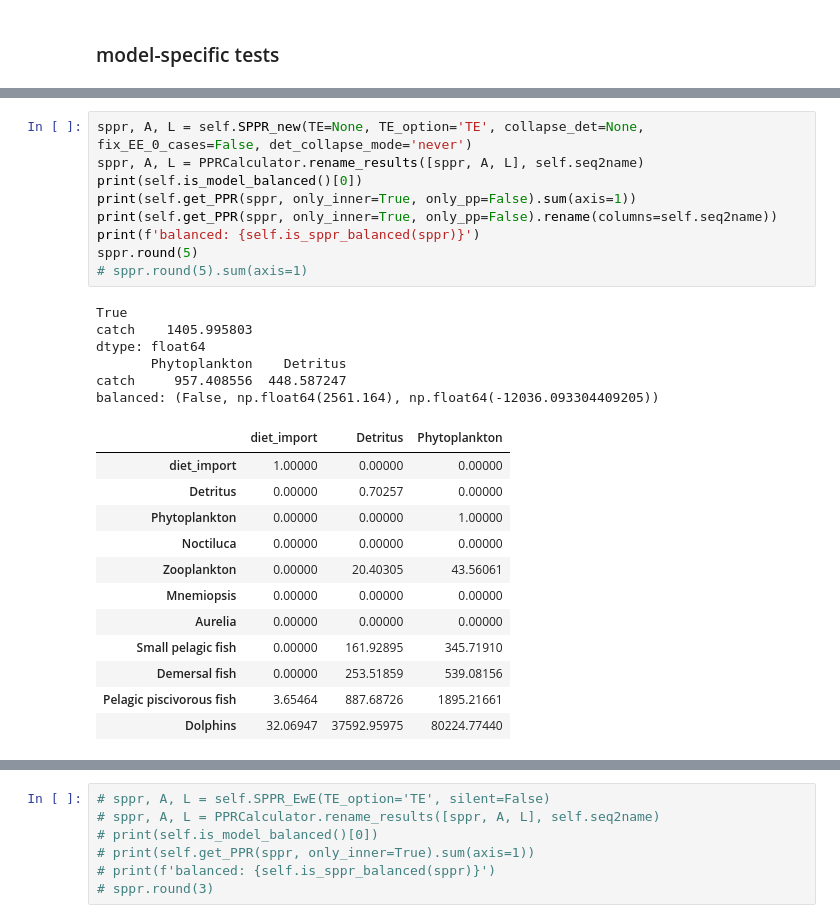
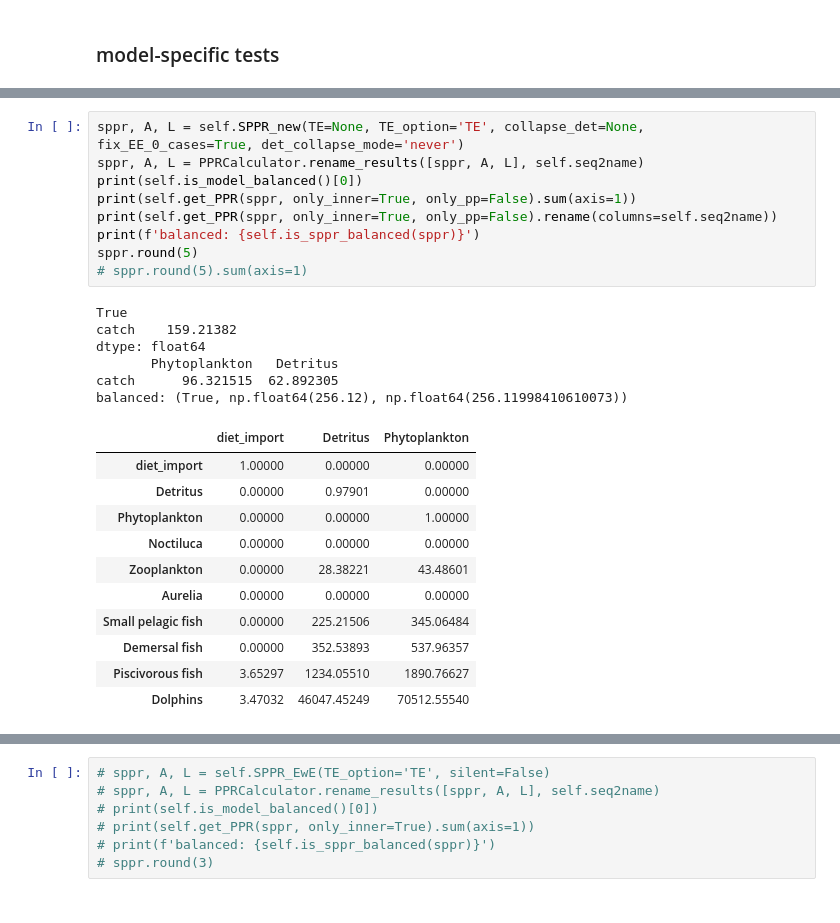
Before and after one commit to idocarmel1/PPREstimation, a Jupyter notebook: notebooks/tests.ipynb, the cells around one changed output, grey strips where cells are left out. Drawn from its saved outputs; the diff is of its cells as text.

```diff
--- a/notebooks/tests.ipynb
+++ b/notebooks/tests.ipynb
@@ -212,31 +210,30 @@ sppr
 # %%
-sppr, A, L = self.SPPR_new(TE=None, TE_option='TE', collapse_det=None, fix_EE_0_cases=False, det_collapse_mode='never')
+sppr, A, L = self.SPPR_new(TE=None, TE_option='TE', collapse_det=None, fix_EE_0_cases=True, det_collapse_mode='never')
 sppr, A, L = PPRCalculator.rename_results([sppr, A, L], self.seq2name)
 print(self.is_model_balanced()[0])
 print(self.get_PPR(sppr, only_inner=True, only_pp=False).sum(axis=1))
 print(self.get_PPR(sppr, only_inner=True, only_pp=False).rename(columns=self.seq2name))
 print(f'balanced: {self.is_sppr_balanced(sppr)}')
 sppr.round(5)
 # sppr.round(5).sum(axis=1)
 # %% [output]
 True
-catch    1405.995803
+catch    159.21382
 dtype: float64
-       Phytoplankton    Detritus
-catch     957.408556  448.587247
-balanced: (False, np.float64(2561.164), np.float64(-12036.093304409205))
+       Phytoplankton   Detritus
+catch      96.321515  62.892305
+balanced: (True, np.float64(256.12), np.float64(256.11998410610073))
 |  | diet_import | Detritus | Phytoplankton |
 | diet_import | 1.00000 | 0.00000 | 0.00000 |
-| Detritus | 0.00000 | 0.70257 | 0.00000 |
+| Detritus | 0.00000 | 0.97901 | 0.00000 |
 | Phytoplankton | 0.00000 | 0.00000 | 1.00000 |
 | Noctiluca | 0.00000 | 0.00000 | 0.00000 |
-| Zooplankton | 0.00000 | 20.40305 | 43.56061 |
-| Mnemiopsis | 0.00000 | 0.00000 | 0.00000 |
+| Zooplankton | 0.00000 | 28.38221 | 43.48601 |
 | Aurelia | 0.00000 | 0.00000 | 0.00000 |
-| Small pelagic fish | 0.00000 | 161.92895 | 345.71910 |
-| Demersal fish | 0.00000 | 253.51859 | 539.08156 |
-| Pelagic piscivorous fish | 3.65464 | 887.68726 | 1895.21661 |
-| Dolphins | 32.06947 | 37592.95975 | 80224.77440 |
+| Small pelagic fish | 0.00000 | 225.21506 | 345.06484 |
+| Demersal fish | 0.00000 | 352.53893 | 537.96357 |
+| Piscivorous fish | 3.65297 | 1234.05510 | 1890.76627 |
+| Dolphins | 3.47032 | 46047.45249 | 70512.55540 |
 # %%
 sppr, A, L = self.SPPR_2015(only_pp_det=True)
 sppr, A, L = PPRCalculator.rename_results([sppr, A, L], self.seq2name)
```
Also changed, not shown: parts of 3 cells of this notebook, 3 other files.
